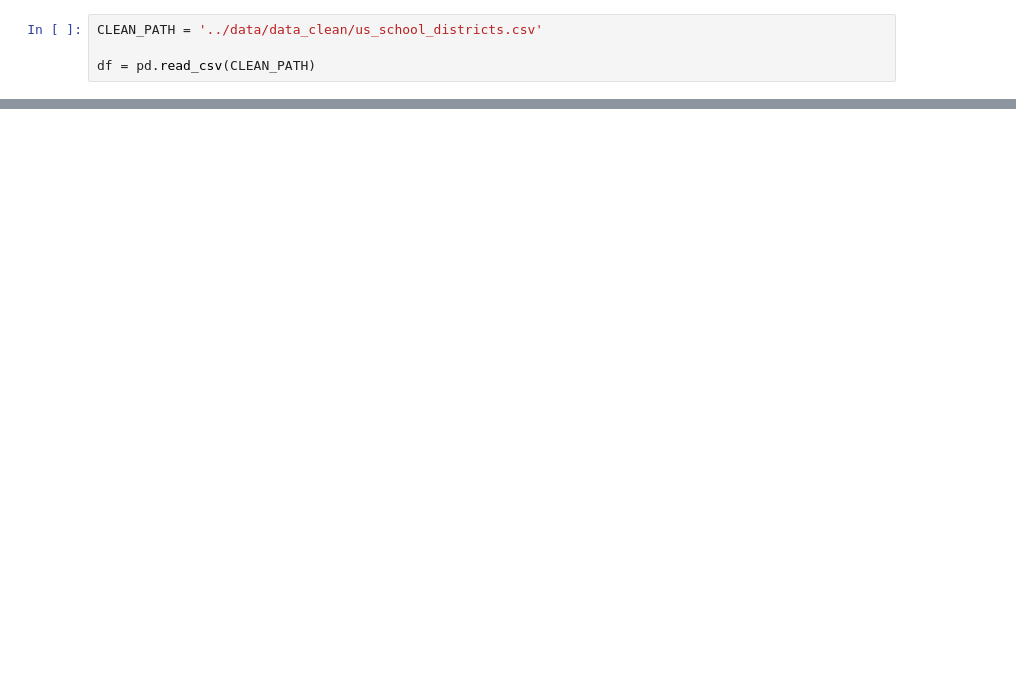
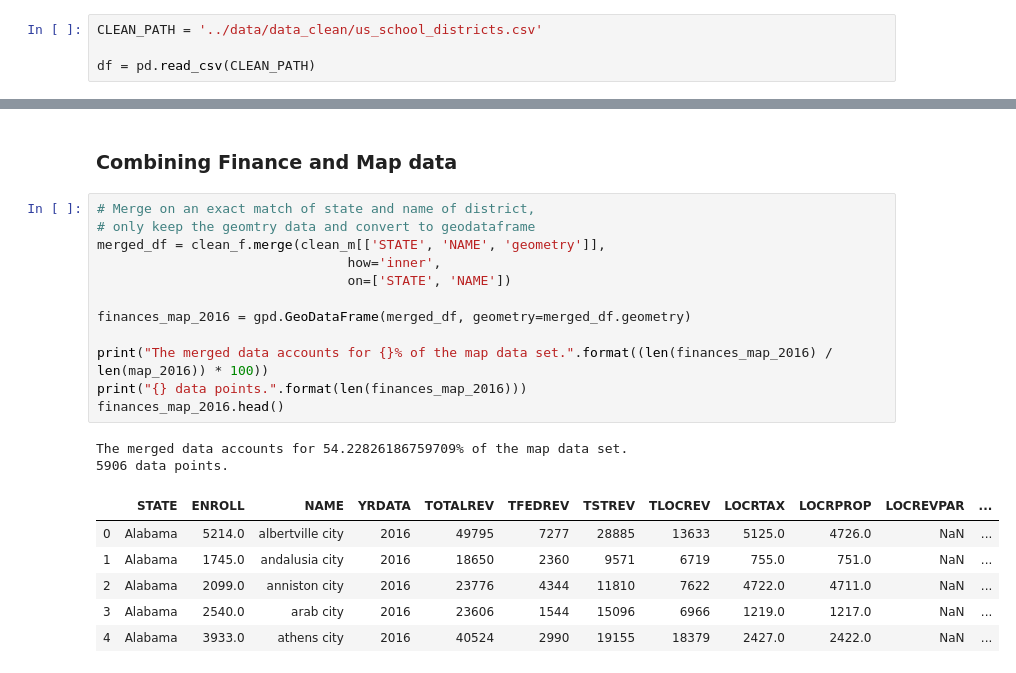
Before and after one commit to jamu0075/US-Education-Project, a Jupyter notebook: EDA/eda.ipynb, the cells around one changed output, grey strips where cells are left out. Saved outputs shown, nothing was run; the diff lists cells and outputs as text; blank space fills up the shorter version.

```diff
--- a/EDA/eda.ipynb
+++ b/EDA/eda.ipynb
@@ -334,0 +206,23 @@ zuni,  zuni
+# %% [markdown]
+### Combining Finance and Map data
+# %%
+# Merge on an exact match of state and name of district,
+# only keep the geomtry data and convert to geodataframe
+merged_df = clean_f.merge(clean_m[['STATE', 'NAME', 'geometry']],
+                                how='inner',
+                                on=['STATE', 'NAME'])
+
+finances_map_2016 = gpd.GeoDataFrame(merged_df, geometry=merged_df.geometry)
+
+print("The merged data accounts for {}% of the map data set.".format((len(finances_map_2016) / len(map_2016)) * 100))
+print("{} data points.".format(len(finances_map_2016)))
+finances_map_2016.head()
+# %% [output]
+The merged data accounts for 54.22826186759709% of the map data set.
+5906 data points.
+|  | STATE | ENROLL | NAME | YRDATA | TOTALREV | TFEDREV | TSTREV | TLOCREV | LOCRTAX | LOCRPROP | LOCREVPAR | ... |
+| 0 | Alabama | 5214.0 | albertville city | 2016 | 49795 | 7277 | 28885 | 13633 | 5125.0 | 4726.0 | NaN | ... |
+| 1 | Alabama | 1745.0 | andalusia city | 2016 | 18650 | 2360 | 9571 | 6719 | 755.0 | 751.0 | NaN | ... |
+| 2 | Alabama | 2099.0 | anniston city | 2016 | 23776 | 4344 | 11810 | 7622 | 4722.0 | 4711.0 | NaN | ... |
+| 3 | Alabama | 2540.0 | arab city | 2016 | 23606 | 1544 | 15096 | 6966 | 1219.0 | 1217.0 | NaN | ... |
+| 4 | Alabama | 3933.0 | athens city | 2016 | 40524 | 2990 | 19155 | 18379 | 2427.0 | 2422.0 | NaN | ... |
```
Also changed, not shown: parts of 27 cells of this notebook.
